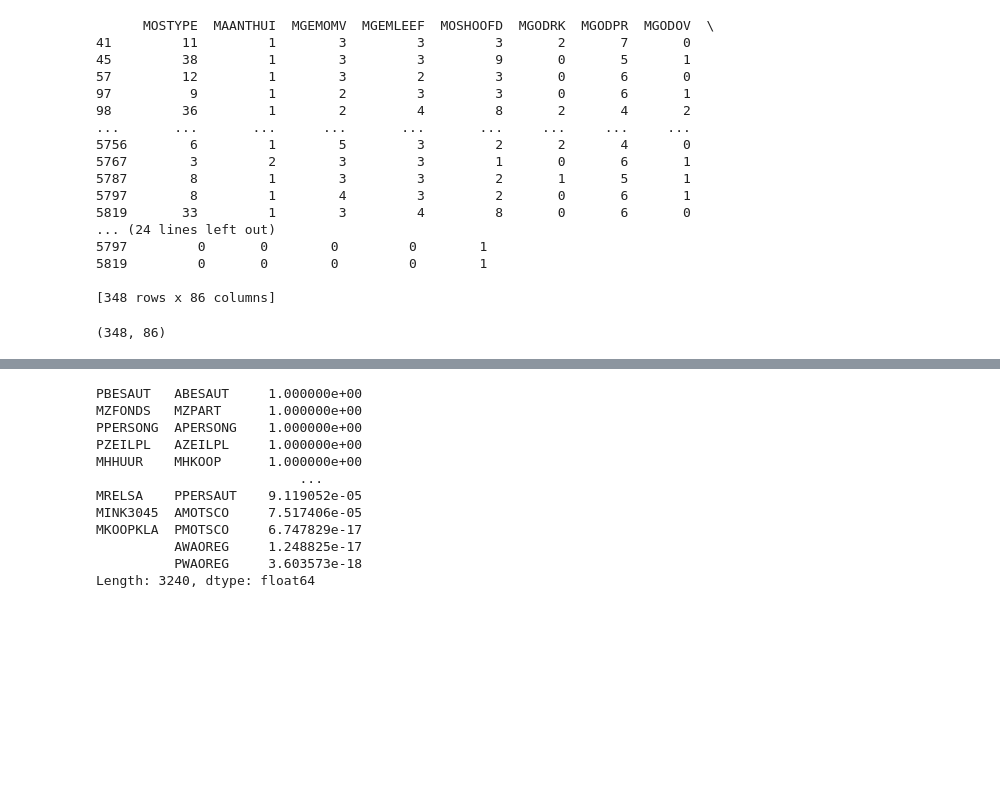
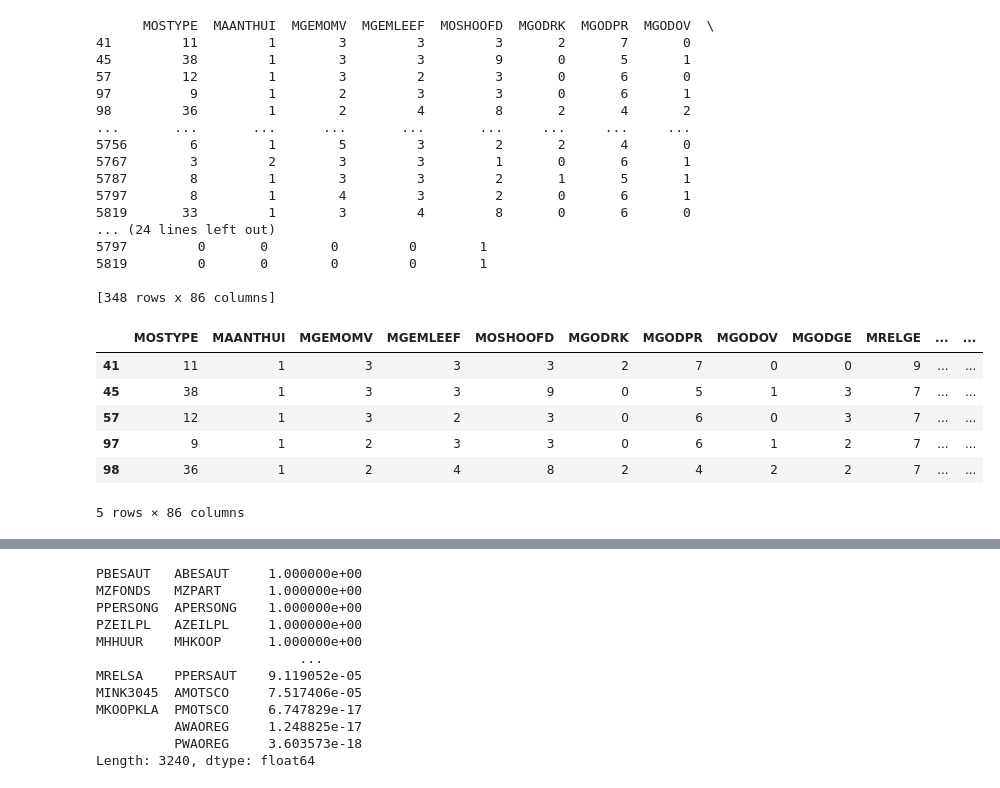
Before and after one commit to ebitdad7/insurance_project, a Jupyter notebook: Training_data.ipynb, the cells around one changed output, grey strips where cells are left out. Drawn from its saved outputs; the diff is of its cells as text; code cells hidden in the pictures; blank space fills up the shorter version.

```diff
--- a/Training_data.ipynb
+++ b/Training_data.ipynb
@@ -162,9 +376,15 @@ print (df1)
 
 [348 rows x 86 columns]
 # %%
-df1.shape
+df1.head()
 # %% [output]
+|  | MOSTYPE | MAANTHUI | MGEMOMV | MGEMLEEF | MOSHOOFD | MGODRK | MGODPR | MGODOV | MGODGE | MRELGE | ... | ... |
+| 41 | 11 | 1 | 3 | 3 | 3 | 2 | 7 | 0 | 0 | 9 | ... | ... |
+| 45 | 38 | 1 | 3 | 3 | 9 | 0 | 5 | 1 | 3 | 7 | ... | ... |
+| 57 | 12 | 1 | 3 | 2 | 3 | 0 | 6 | 0 | 3 | 7 | ... | ... |
+| 97 | 9 | 1 | 2 | 3 | 3 | 0 | 6 | 1 | 2 | 7 | ... | ... |
+| 98 | 36 | 1 | 2 | 4 | 8 | 2 | 4 | 2 | 2 | 7 | ... | ... |
-(348, 86)
+5 rows × 86 columns
 # %%
 df1.()
 # %% [output]
```
Also changed, not shown: parts of 38 cells of this notebook.
